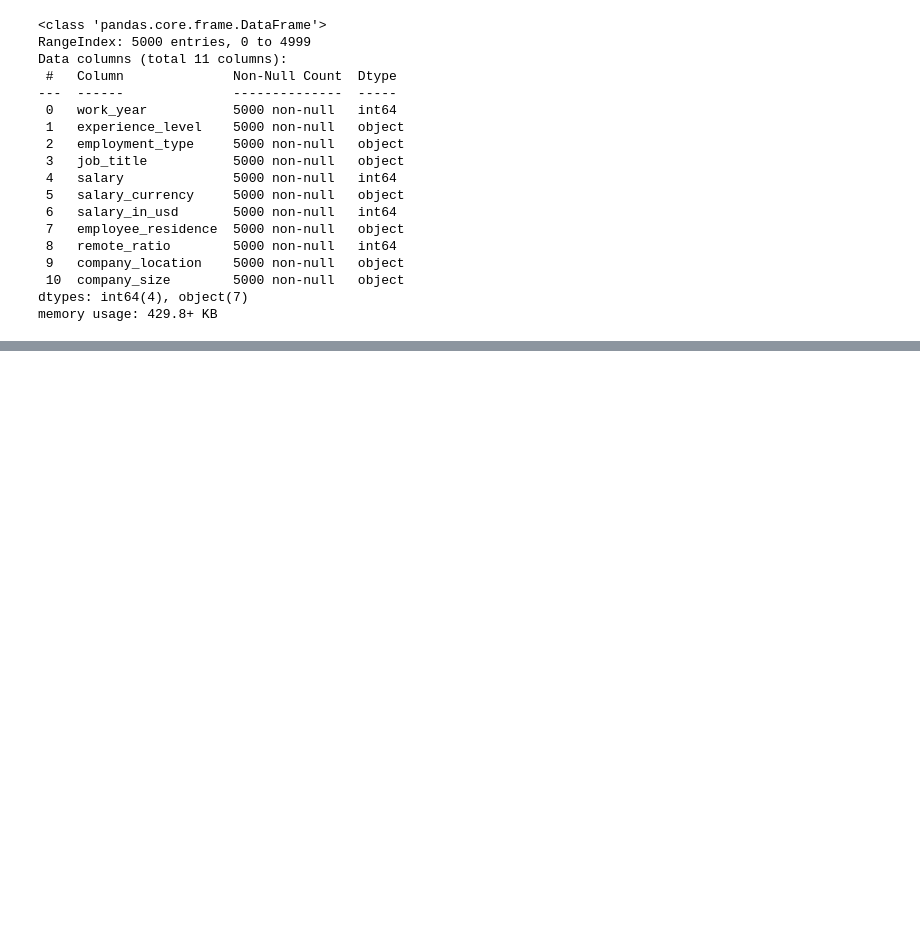
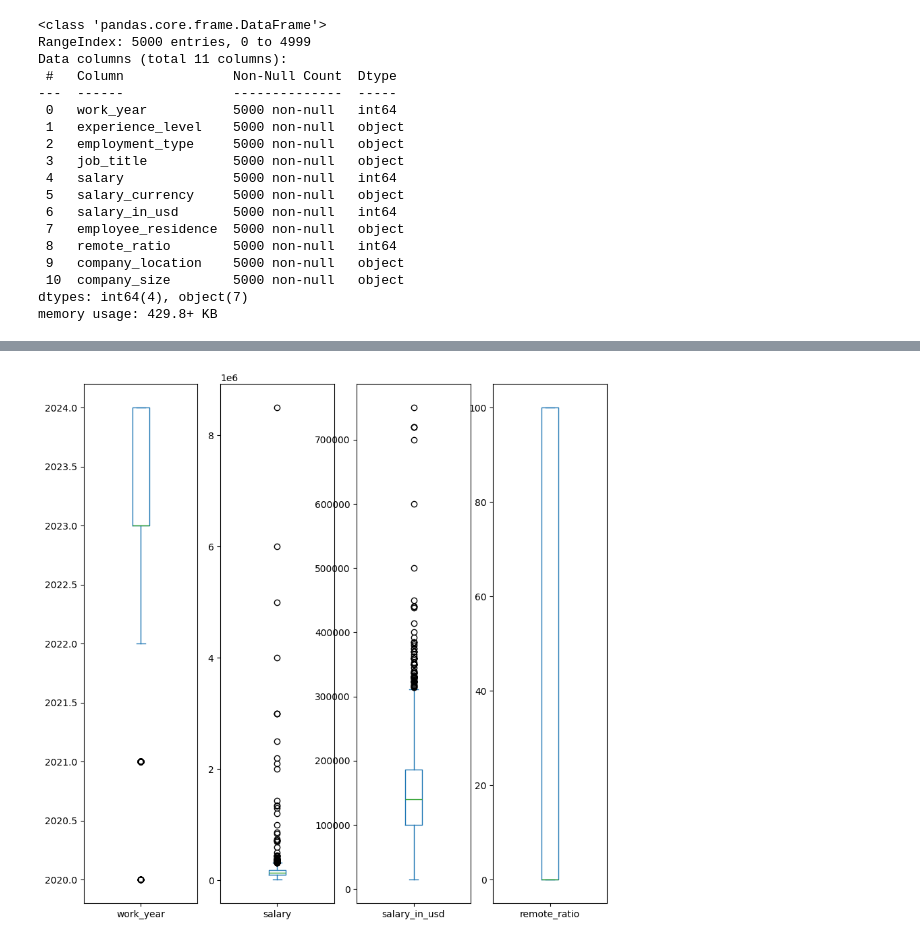
Before and after one commit to Souzadfs/Data_Science, a Jupyter notebook: Analista_de_dados.ipynb, the cells around one changed output, grey strips where cells are left out. Cells and saved outputs as stored; diff of their text form; code cells hidden in the pictures; blank space fills up the shorter version.

```diff
--- a/Analista_de_dados.ipynb
+++ b/Analista_de_dados.ipynb
@@ -67,0 +140,4 @@ memory usage: 429.8+ KB
+# %%
+df.plot(kind='box', figsize=(10,10),subplots=True);
+# %% [output]
+[figure, added]
```
Also changed, not shown: parts of 6 cells of this notebook.
